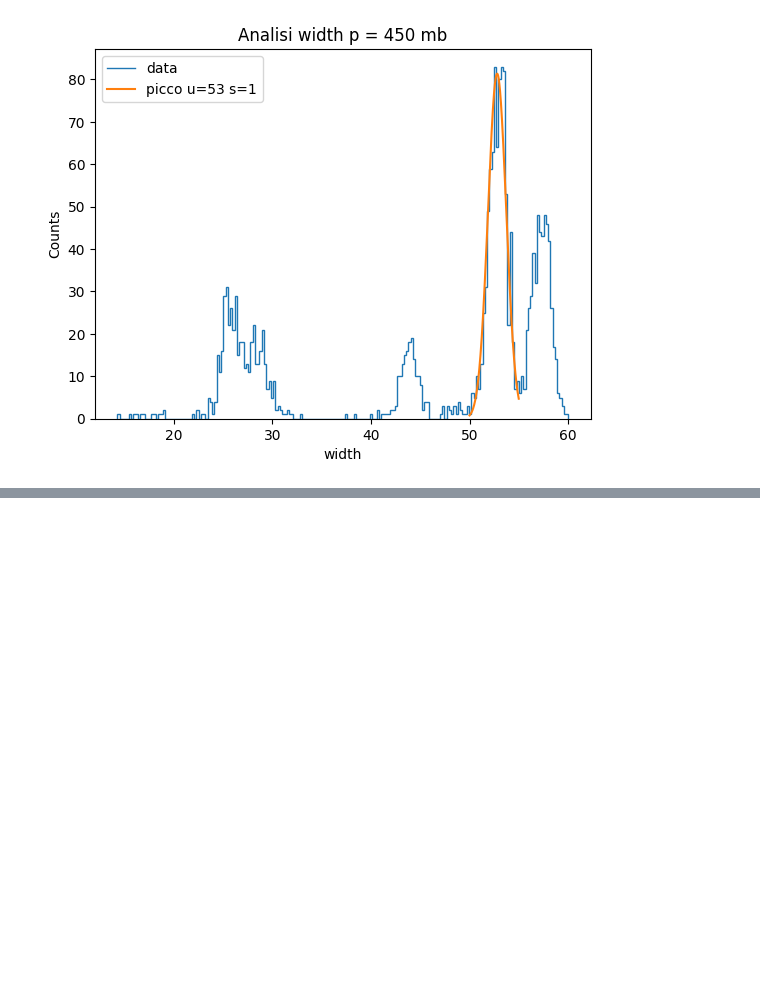
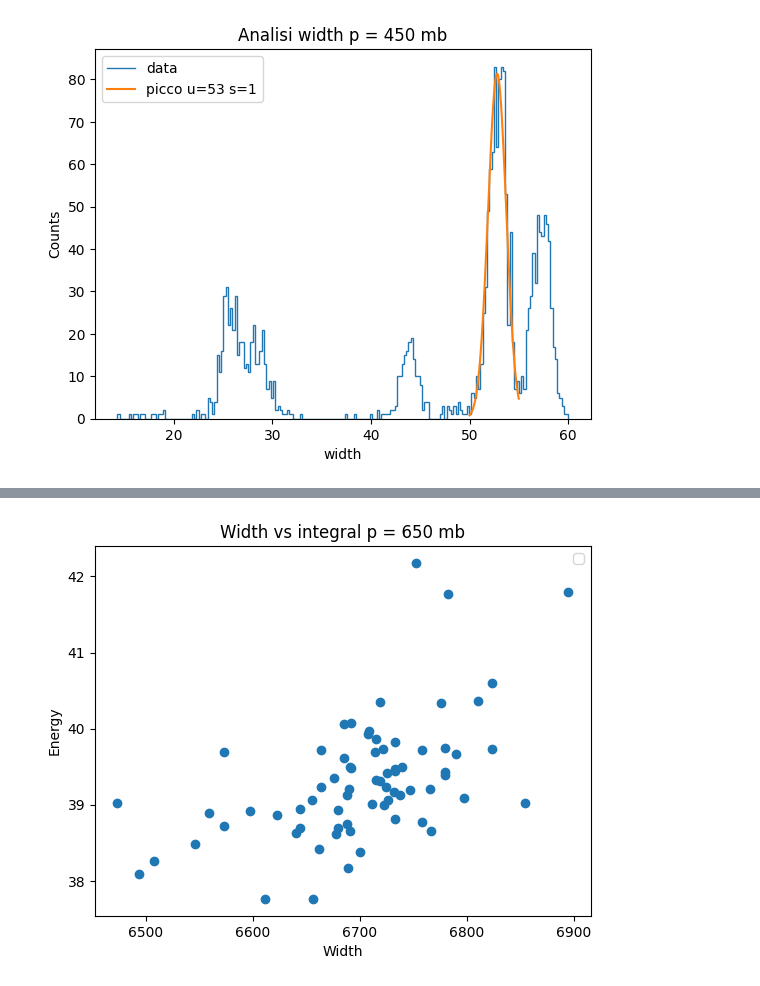
Before and after one commit to Fra005Ve/Laboratorio-di-Fisica---Spettroscopia, a Jupyter notebook: AnalisiBragg.ipynb, the cells around one changed output, grey strips where cells are left out. Cells and saved outputs as stored; diff of their text form; code cells hidden in the pictures; blank space fills up the shorter version.

```diff
--- a/AnalisiBragg.ipynb
+++ b/AnalisiBragg.ipynb
@@ -681,0 +777,92 @@ Niiiiiiiiiiiiiiiick
+# %%
+energy = []
+senergy = []
+widths = []
+swidths = []
+
+integrali = data_p650[" integral"]
+width = data_p650[" width"]
+fig, ax = plt.subplots()
+
+iAm = []
+wAm = []
+
+
+
+
+inf = 6400
+sup = 6900
+
+for i in range(len(counts)):
+    if integrali[i] > inf and integrali[i] < sup and width[i] > 7:
+        iAm.append(integrali[i])
+        wAm.append(width[i])
+
+# plt.plot(np.arange(5400, 6000), normal(np.arange(5400, 6000), *p), label = 'picco Np E= ('+str(int(round(p[0], -1)))+' +/- '+str(int(round(p[1], -1)))+') a.u.')
+plt.scatter(iAm, wAm)
+
+ax.set_title("Width vs integral p = 650 mb")
+
+ax.legend()
+
+# ax.set_xlim(5000,7400)
+ax.set_xlabel("Width")
+ax.set_ylabel("Energy")
+plt.plot()
+
+plt.show()
+
+fig, ax = plt.subplots()
+
+icounts, ibins = np.histogram(iAm, bins=int(np.sqrt(len(iAm))))
+wcounts, wbins = np.histogram(wAm, bins=int(np.sqrt(len(wAm))))
+
+x = []
+y = []
+
+p, sp = curve_fit(normal, ibins, np.append(icounts, [0]), p0 = (6535, 100, 2000))
+
+plt.stairs(icounts, ibins, label='data')
+
+plt.plot(np.arange(inf, sup), normal(np.arange(inf, sup), *p), label = 'picco Am E= ('+str(int(round(p[0], -1)))+' +/- '+str(int(round(p[1], -1)))+') a.u.')
+
+ax.set_title("Integral Am p = 650 mb")
+
+# ax.set_xlim(5000,7400)
+ax.set_xlabel("Width")
+ax.set_ylabel("Energy")
+plt.plot()
+
+energy.append(p[0])
+senergy.append(p[1])
+
+ax.legend()
+
+plt.show()
+
+fig, ax = plt.subplots()
+
+x = []
+y = []
+
+p, sp = curve_fit(normal, wbins, np.append(wcounts, [0]), p0 = (50.5, 2, 2000))
+
+plt.stairs(wcounts, wbins, label='data')
+
+plt.plot(np.arange(min(wAm), max(wAm),0.05), normal(np.arange(min(wAm), max(wAm),0.05), *p), label = 'picco Am w= ('+str(round(p[0],1))+' +/- '+str(round(p[1],1))+') a.u.')
+
+ax.set_title("Width Am p = 650 mb")
+
+ax.legend()
+
+# ax.set_xlim(5000,7400)
+ax.set_xlabel("Width")
+ax.set_ylabel("Energy")
+plt.plot()
+
+plt.show()
+
+widths.append(p[0])
+swidths.append(p[1])
+# %% [output]
+[figure, added]
```
Also changed, not shown: parts of 11 cells of this notebook.
